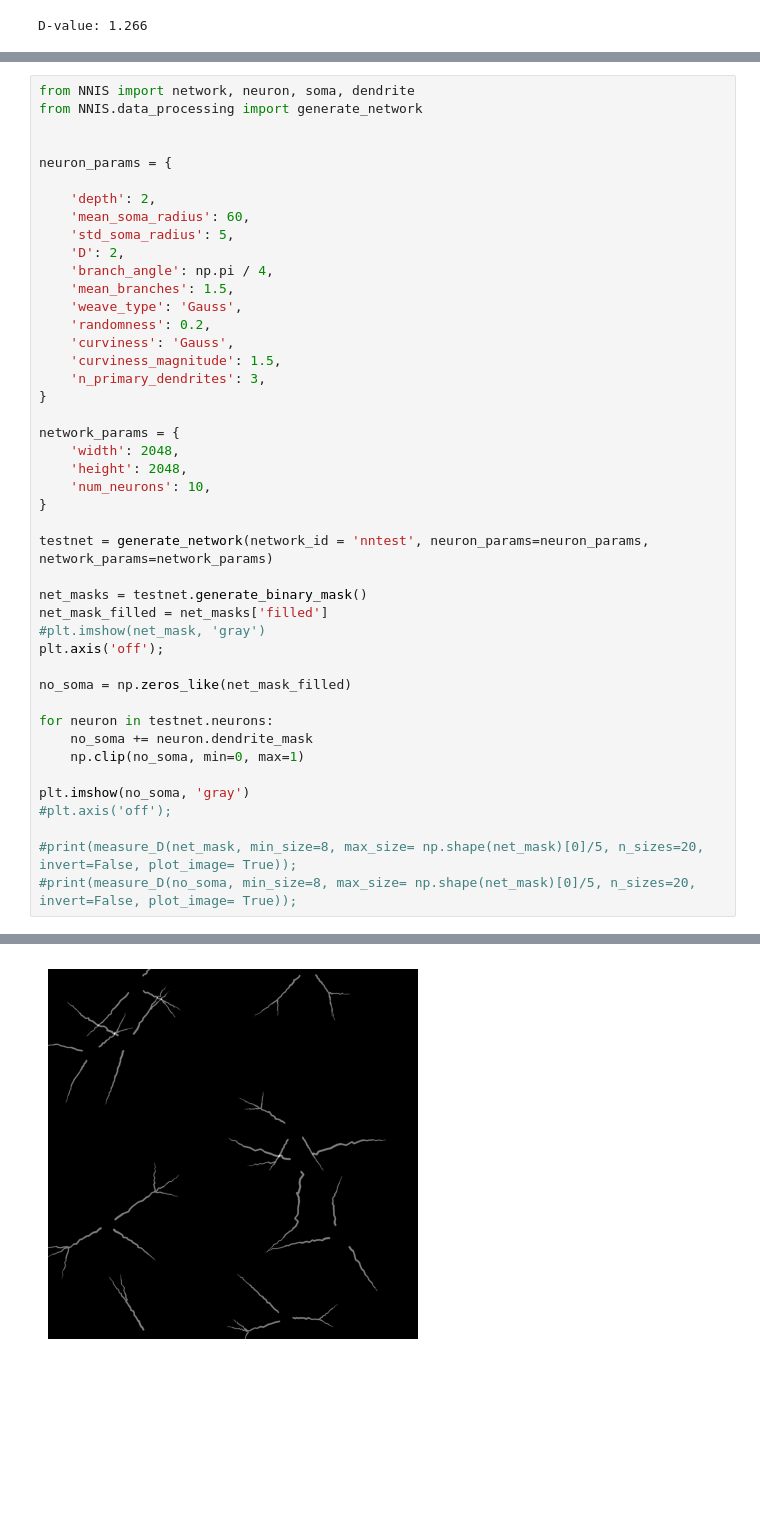
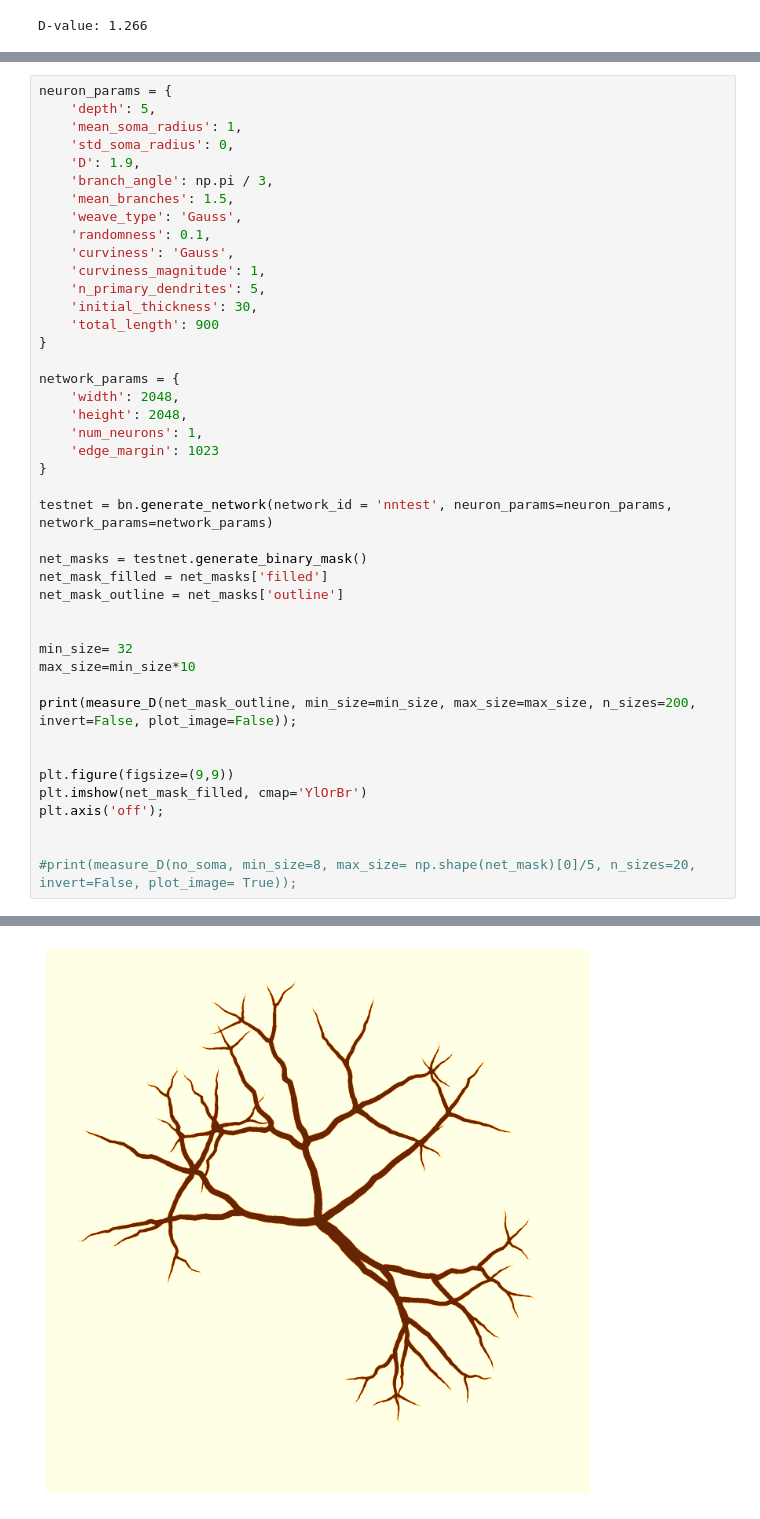
Before and after one commit to apdill/FractalFluency, a Jupyter notebook: notebooks/fractal_factory.ipynb, the cells around one changed output, grey strips where cells are left out. Drawn from its saved outputs; the diff is of its cells as text; blank space fills up the shorter version.

```diff
--- a/notebooks/fractal_factory.ipynb
+++ b/notebooks/fractal_factory.ipynb
@@ -79,45 +82,44 @@ D-value: 1.266
 # %%
-from NNIS import network, neuron, soma, dendrite
-from NNIS.data_processing import generate_network
-
-
 neuron_params = {
-
-    'depth': 2,
-    'mean_soma_radius': 60,
-    'std_soma_radius': 5,
-    'D': 2,
-    'branch_angle': np.pi / 4,
+    'depth': 5,
+    'mean_soma_radius': 1,
+    'std_soma_radius': 0,
+    'D': 1.9,
+    'branch_angle': np.pi / 3,
     'mean_branches': 1.5,
     'weave_type': 'Gauss',
-    'randomness': 0.2,
+    'randomness': 0.1,
     'curviness': 'Gauss',
-    'curviness_magnitude': 1.5,
-    'n_primary_dendrites': 3,
+    'curviness_magnitude': 1,
+    'n_primary_dendrites': 5,
+    'initial_thickness': 30,
+    'total_length': 900
 }
 
 network_params = {
     'width': 2048,
     'height': 2048,
-    'num_neurons': 10,
+    'num_neurons': 1,
+    'edge_margin': 1023
 }
 
-testnet = generate_network(network_id = 'nntest', neuron_params=neuron_params, network_params=network_params)
+testnet = bn.generate_network(network_id = 'nntest', neuron_params=neuron_params, network_params=network_params)
 
 net_masks = testnet.generate_binary_mask()
 net_mask_filled = net_masks['filled']
-#plt.imshow(net_mask, 'gray')
+net_mask_outline = net_masks['outline']
+
+
+min_size= 32
+max_size=min_size*10
+
+print(measure_D(net_mask_outline, min_size=min_size, max_size=max_size, n_sizes=200, invert=False, plot_image=False));
+
+
+plt.figure(figsize=(9,9))
+plt.imshow(net_mask_filled, cmap='YlOrBr')
 plt.axis('off');
 
-no_soma = np.zeros_like(net_mask_filled)
 
-for neuron in testnet.neurons:
-    no_soma += neuron.dendrite_mask
-    np.clip(no_soma, min=0, max=1)
-
-plt.imshow(no_soma, 'gray')
-#plt.axis('off');
-
-#print(measure_D(net_mask, min_size=8, max_size= np.shape(net_mask)[0]/5, n_sizes=20, invert=False, plot_image= True));
 #print(measure_D(no_soma, min_size=8, max_size= np.shape(net_mask)[0]/5, n_sizes=20, invert=False, plot_image= True));
 # %% [output]
@@ -125 +127 @@ plt.imshow(no_soma, 'gray')
-[figure, old version]
+[figure, new version]
```
Also changed, not shown: parts of 5 cells of this notebook, 10 other files.
